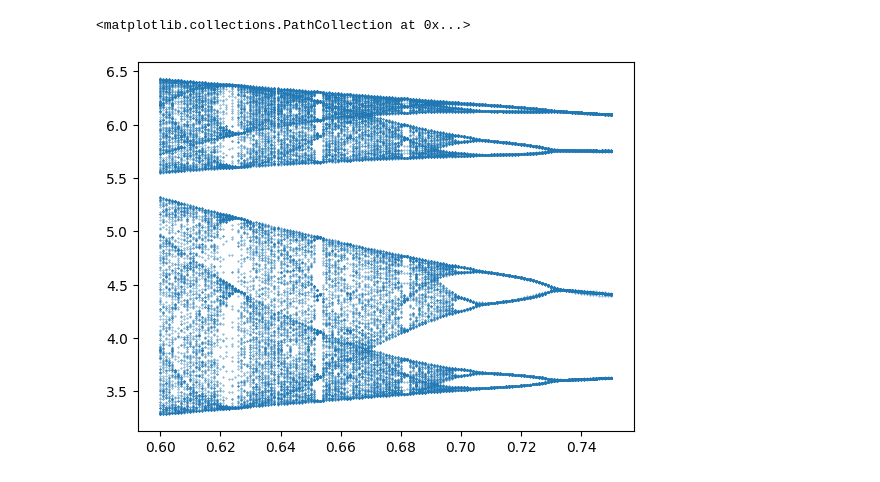
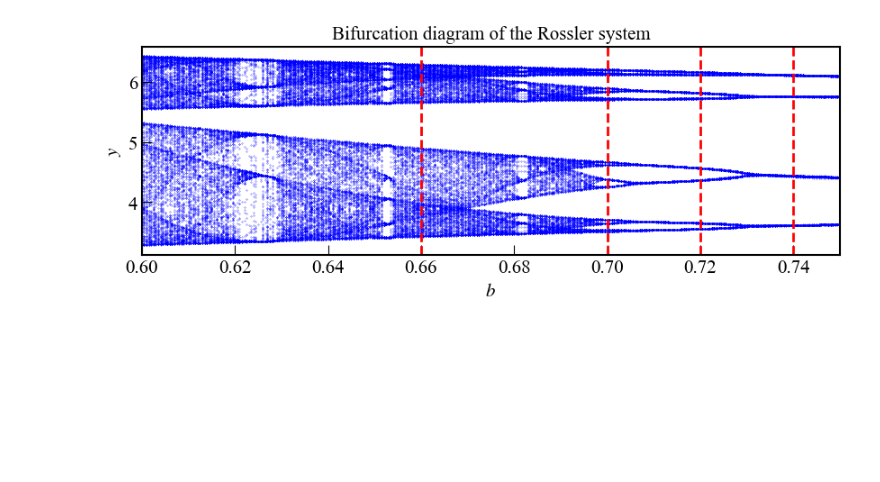
Before and after one commit to TakumiInoue0628/analysis-of-vocal-fold-system-based-on-nonlinear-dynamics-theory-using-machine-learning, a Jupyter notebook: report/20241001/01_02_nonlinear_dynamical_theory_bifurcation.ipynb, the cells around one changed output. Saved outputs shown, nothing was run; the diff lists cells and outputs as text; code cells hidden in the pictures; blank space fills up the shorter version.

```diff
--- a/report/20241001/01_02_nonlinear_dynamical_theory_bifurcation.ipynb
+++ b/report/20241001/01_02_nonlinear_dynamical_theory_bifurcation.ipynb
@@ -9,7 +10,7 @@ from src.dynamical_system.model import rossler
 ## Simulate bifurcation diagram
 
 a, c = 0.2, 5.7
-b_range = np.arange(0.6, 0.75, 0.001)
+b_range = np.arange(0.6, 0.75, 0.0005)
 
 x_init, y_init, z_init = 0., 1., -1.
 
@@ -20,12 +21,16 @@ simulation_settings={'number of samples':None,
 
 warmup_step = 1000
 
+t_list = []
+X_list = []
 y_list = []
 b_list = []
 for b in b_range:
-    X, _ = simulate_rk4(system_model=rossler,
+    X, t = simulate_rk4(system_model=rossler,
                         model_params=[a, b, c],
                         initial_state=[x_init, y_init, z_init],
                         simulation_settings=simulation_settings,)
+    t_list.append(t[warmup_step:])
+    X_list.append(X[warmup_step:])
     y_list.append(X[warmup_step:, 1])
     b_list.append(np.full(len(X[warmup_step:, 1]), b))
@@ -61,5 +37,39 @@ import itertools
-# %%
-plt.scatter(list(itertools.chain.from_iterable(b_localmaxima_list)), list(itertools.chain.from_iterable(y_localmaxima_list)), s=0.1)
-# %% [output]
-<matplotlib.collections.PathCollection at 0x...>
-[figure, removed]
+# %%
+### Get the local-maxima(lm)
+
+y_lm_list, idx_lm_list, b_lm_list, y_lm_flat, idx_lm_flat, b_lm_flat = local_maxima(data_list=y_list,
+                                                                                    parameter_list=b_list,
+                                                                                    prominence=1.,
+                                                                                    return_flatten=True)
+# %%
+from matplotlib import gridspec
+rcParams_dict = {
+                'font.family':'Times New Roman',
+                'mathtext.fontset':'stix',
+                'font.size':15,
+                'xtick.direction':'in',
+                'ytick.direction':'in',
+                'axes.linewidth':1.5,
+                'xtick.major.size':8,
+                'ytick.major.size':8,
+                }
+for key in rcParams_dict.keys(): plt.rcParams[str(key)] = rcParams_dict[str(key)]
+# %%
+parameters = [0.66, 0.70, 0.72, 0.74]
+
+spec = gridspec.GridSpec(ncols=1, nrows=1, height_ratios=[1], hspace=0)
+fig = plt.figure(figsize=(10, 3))
+
+ax = fig.add_subplot(spec[0])
+ax.set_title('Bifurcation diagram of the Rossler system', loc='center', fontsize=plt.rcParams['font.size'])
+ax.scatter(b_lm_flat, y_lm_flat, s=0.05, c='b')
+ax.set_xlabel(r'$b$')
+ax.set_ylabel(r'$y$')
+ax.get_xaxis().set_major_formatter(plt.FormatStrFormatter('%.2f'))
+ax.get_yaxis().set_major_formatter(plt.FormatStrFormatter('%d'))
+ax.set_xlim(b_lm_flat[0], b_lm_flat[-1])
+for p in parameters: ax.axvline(x=p, linestyle='--', c='r', lw=2)
+
+plt.show()
+# %% [output]
+[figure, added]
```
Also changed, not shown: parts of 5 cells of this notebook, 3 other files.
